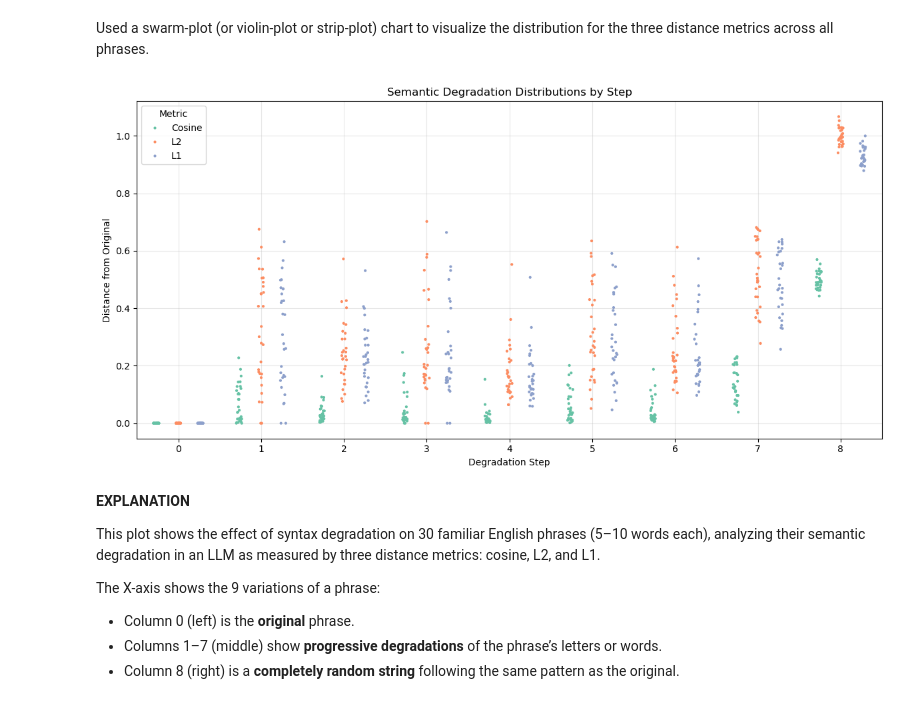
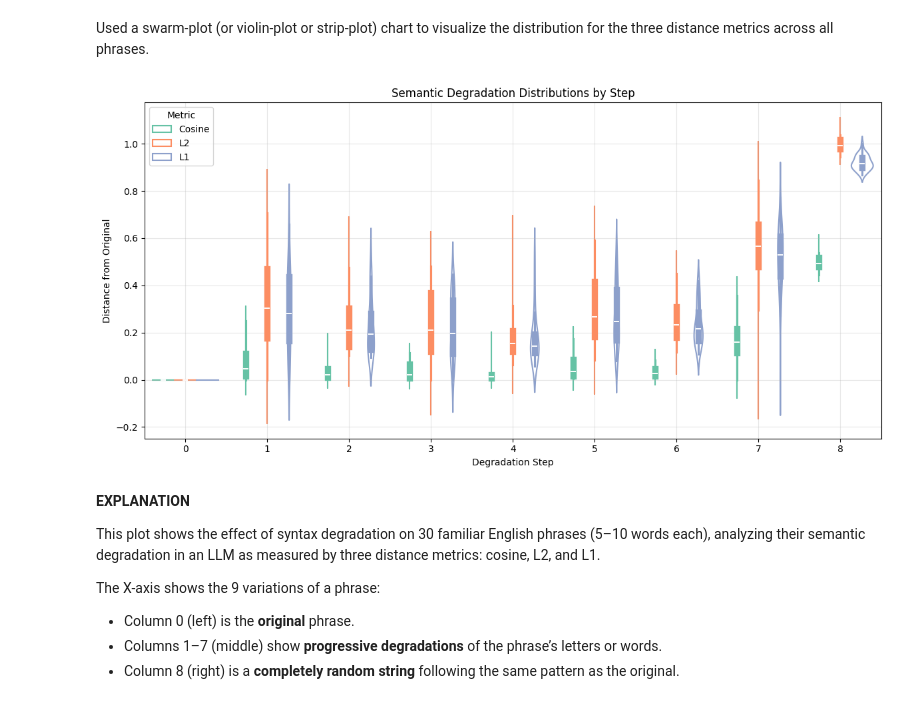
Before and after one commit to Hackathorn/WILS-Syntax-Degradation-Analysis, a Jupyter notebook: SDA_v2.ipynb, the cells around one changed output. Saved outputs shown, nothing was run; the diff lists cells and outputs as text; code cells hidden in the pictures.

```diff
--- a/SDA_v2.ipynb
+++ b/SDA_v2.ipynb
@@ -434,36 +437,36 @@ import seaborn as sns
 records = []
 
 for df in df_results:
     for step, row in df.reset_index().iterrows():
         records.append({'step': step, 'metric': 'Cosine', 'value': row['cos_sim']})
         records.append({'step': step, 'metric': 'L2',     'value': row['l2_sim']})
         records.append({'step': step, 'metric': 'L1',     'value': row['l1_sim']})
 
 plot_df = pd.DataFrame.from_records(records)
 
 # Normalize L1 values to 0-1
 if not plot_df[plot_df['metric'] == 'L1']['value'].empty:
     l1_vals = plot_df[plot_df['metric'] == 'L1']['value']
     l1_norm = (l1_vals - l1_vals.min()) / (l1_vals.max() - l1_vals.min())
     plot_df.loc[plot_df['metric'] == 'L1', 'value'] = l1_norm
 
 plt.figure(figsize=(12, 6))
 marker_mapping = {'Cosine': 'o', 'L2': 's', 'L1': '^'}
 
 """ choose between swarm-plot or violin-plot or strip-plot """
 # sns.swarmplot(data=plot_df, x='step', y='value', hue='metric', dodge=True, palette='Set2', size=3)
-# sns.violinplot(data=plot_df, x='step', y='value', hue='metric', dodge=True, palette='Set2', fill=False)
-sns.stripplot(data=plot_df, x='step', y='value', hue='metric', dodge=True, palette='Set2', size=3)
+sns.violinplot(data=plot_df, x='step', y='value', hue='metric', dodge=True, palette='Set2', fill=False)
+# sns.stripplot(data=plot_df, x='step', y='value', hue='metric', dodge=True, palette='Set2', size=3)
 
 plt.title("Semantic Degradation Distributions by Step")
 plt.xlabel("Degradation Step")
 plt.ylabel("Distance from Original")
 plt.legend(title="Metric")
 plt.grid(True, alpha=0.3)
 plt.tight_layout()
 plt.show()
 # %% [output]
-[figure, old version]
+[figure, new version]
 # %% [markdown]
 **EXPLANATION**
 
```
Also changed, not shown: parts of 5 cells of this notebook.
